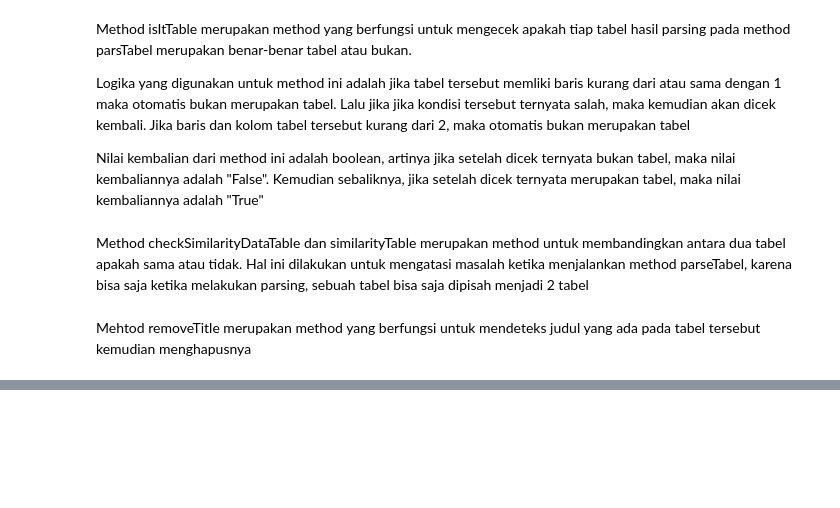
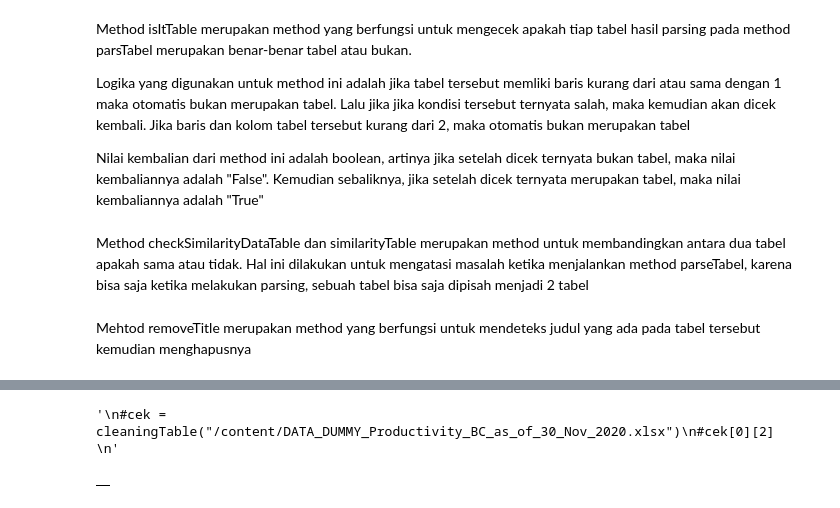
Before and after one commit to luqmanrofifm/Excel_Table_Automation, a Jupyter notebook: ExcelAutomation.ipynb, the cells around one changed output, grey strips where cells are left out. Cells and saved outputs as stored; diff of their text form; code cells hidden in the pictures; blank space fills up the shorter version.

```diff
--- a/ExcelAutomation.ipynb
+++ b/ExcelAutomation.ipynb
@@ -683,3 +686,12 @@ coba[0][0]
 # %%
+'''
 #cek = cleaningTable("/content/DATA_DUMMY_Productivity_BC_as_of_30_Nov_2020.xlsx")
 #cek[0][2]
+'''
+# %% [output]
+'\n#cek = cleaningTable("/content/DATA_DUMMY_Productivity_BC_as_of_30_Nov_2020.xlsx")\n#cek[0][2]  \n'
+# %%
+df = pd.read_excel('/content/DATA DUMMY INCENTIVE 2020 - TN SHN PSS - As of November 2020.xlsx')
+df.head()
+# %% [output]
+|  |
```
Also changed, not shown: parts of 14 cells of this notebook.
